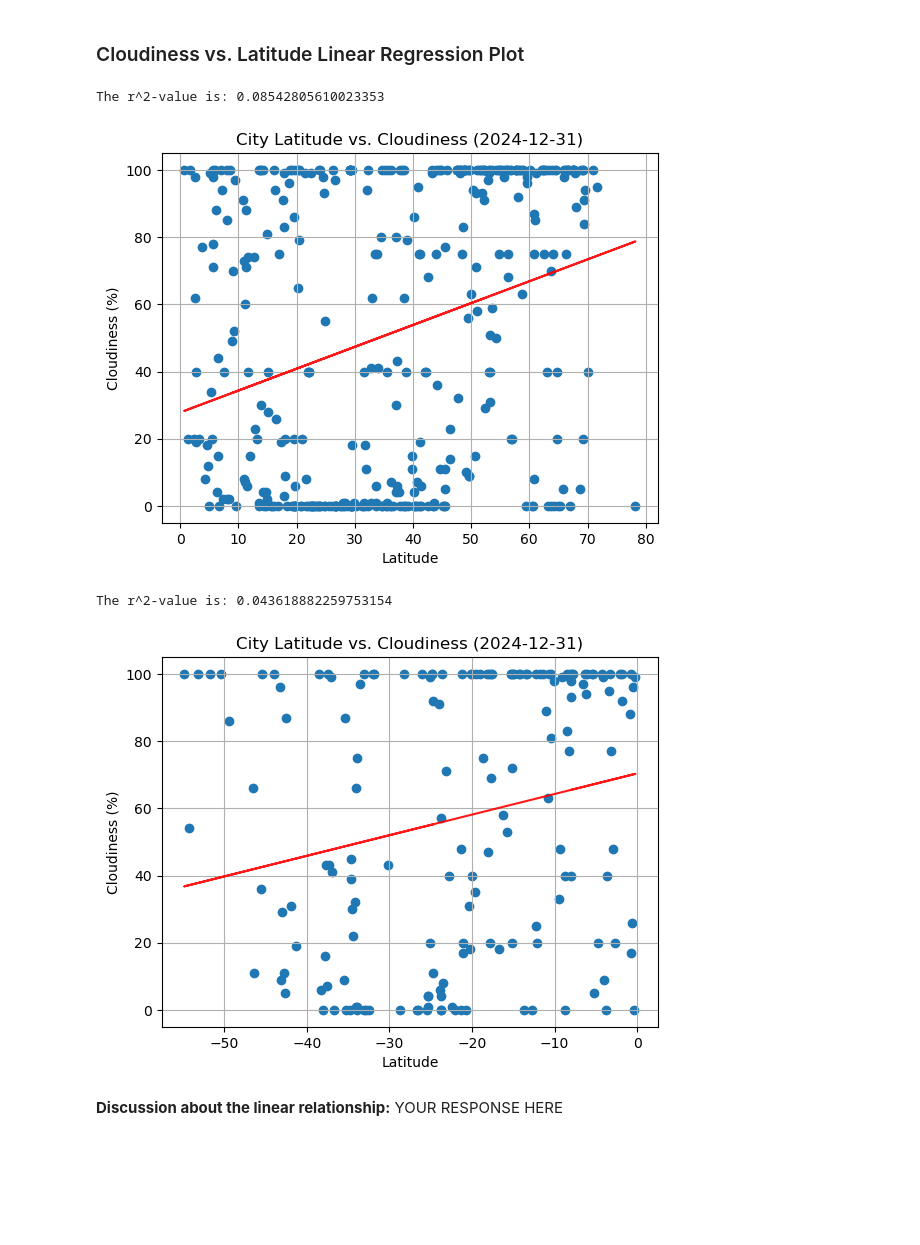
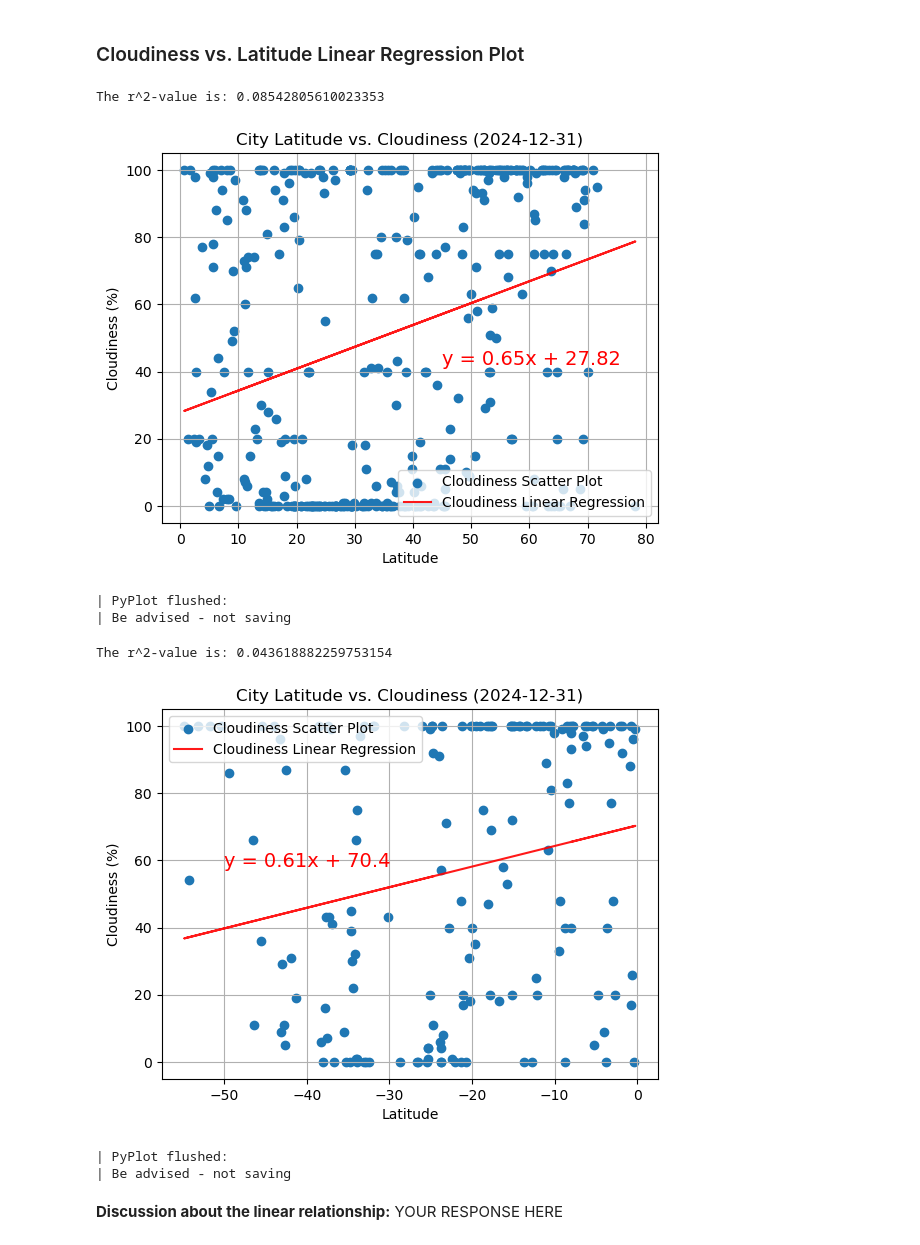
Before and after one commit to Neelka96/python-api-challenge, a Jupyter notebook: WeatherPy/WeatherPy.ipynb, the cells around one changed output. Cells and saved outputs as stored; diff of their text form; code cells hidden in the pictures; blank space fills up the shorter version.

```diff
--- a/WeatherPy/WeatherPy.ipynb
+++ b/WeatherPy/WeatherPy.ipynb
@@ -294,18 +301,22 @@ NameError: name 'gcs' is not defined
 ### Cloudiness vs. Latitude Linear Regression Plot
 # %%
 # Northern Hemisphere
-gcs.r_plot(hemi_north_df, 'Lat', 'Cloudiness')
-gcs.plt.show()
+gcs.r_plot(hemi_north_df, 'Lat', 'Cloudiness', (45, 42))
+gcs.flush()
 # %% [output]
 The r^2-value is: 0.08542805610023353
-[figure, old version]
+[figure, new version]
+| PyPlot flushed:
+| Be advised - not saving
 # %%
 # Southern Hemisphere
-gcs.r_plot(hemi_south_df, 'Lat', 'Cloudiness')
-gcs.plt.show()
+gcs.r_plot(hemi_south_df, 'Lat', 'Cloudiness', (-50, 58))
+gcs.flush()
 # %% [output]
 The r^2-value is: 0.043618882259753154
-[figure, old version]
+[figure, new version]
+| PyPlot flushed:
+| Be advised - not saving
 # %% [markdown]
 **Discussion about the linear relationship:** YOUR RESPONSE HERE
 # %% [markdown]
```
Also changed, not shown: parts of 7 cells of this notebook, 1 other file.
